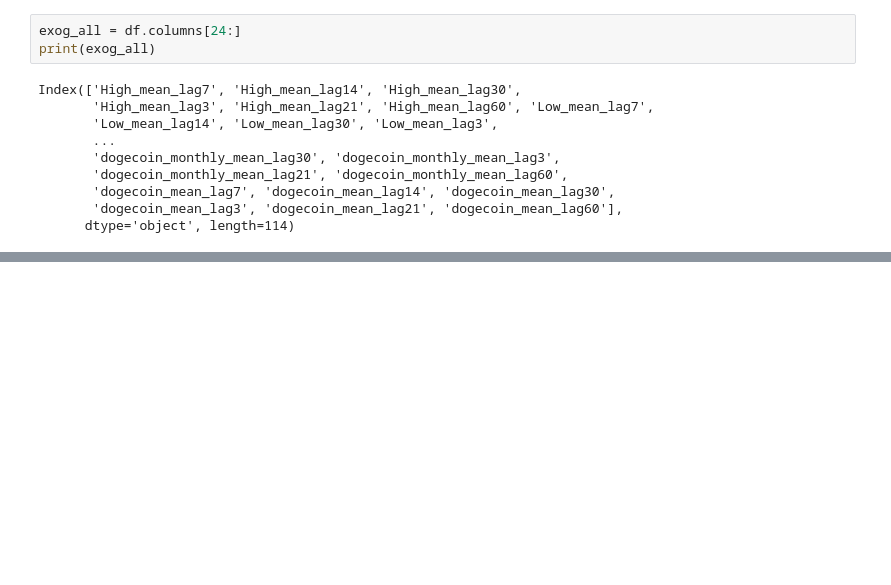
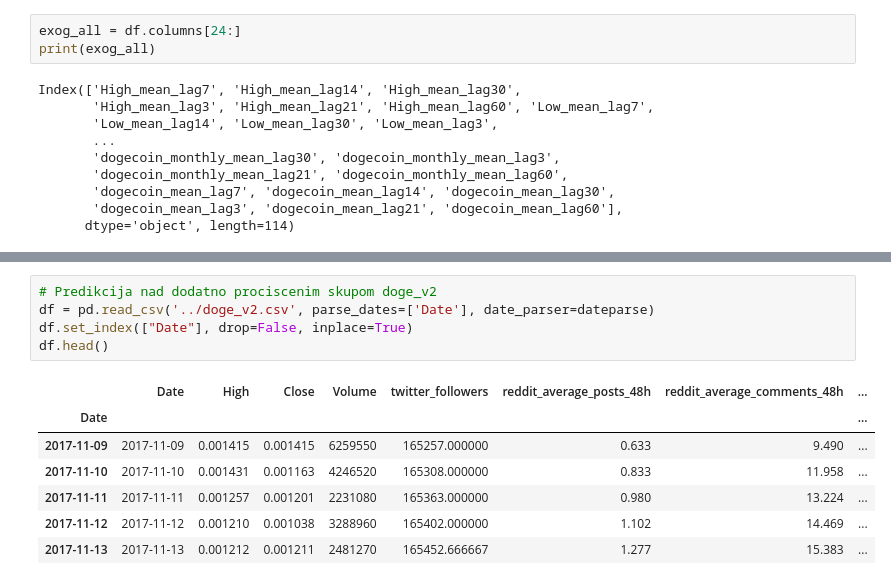
Before and after one commit to AnLong98/SIAP_2022, a Jupyter notebook: notebooks/doge_arimax.ipynb, the cells around one changed output, grey strips where cells are left out. Drawn from its saved outputs; the diff is of its cells as text; blank space fills up the shorter version.

```diff
--- a/notebooks/doge_arimax.ipynb
+++ b/notebooks/doge_arimax.ipynb
@@ -396,0 +396,13 @@ memory usage: 334.8 KB
+# %%
+# Predikcija nad dodatno prociscenim skupom doge_v2
+df = pd.read_csv('../doge_v2.csv', parse_dates=['Date'], date_parser=dateparse)
+df.set_index(["Date"], drop=False, inplace=True)
+df.head()
+# %% [output]
+|  | Date | High | Close | Volume | twitter_followers | reddit_average_posts_48h | reddit_average_comments_48h | ... |
+| Date |  |  |  |  |  |  |  | ... |
+| 2017-11-09 | 2017-11-09 | 0.001415 | 0.001415 | 6259550 | 165257.000000 | 0.633 | 9.490 | ... |
+| 2017-11-10 | 2017-11-10 | 0.001431 | 0.001163 | 4246520 | 165308.000000 | 0.833 | 11.958 | ... |
+| 2017-11-11 | 2017-11-11 | 0.001257 | 0.001201 | 2231080 | 165363.000000 | 0.980 | 13.224 | ... |
+| 2017-11-12 | 2017-11-12 | 0.001210 | 0.001038 | 3288960 | 165402.000000 | 1.102 | 14.469 | ... |
+| 2017-11-13 | 2017-11-13 | 0.001212 | 0.001211 | 2481270 | 165452.666667 | 1.277 | 15.383 | ... |
```
Also changed, not shown: parts of 18 cells of this notebook, 17 other files.
